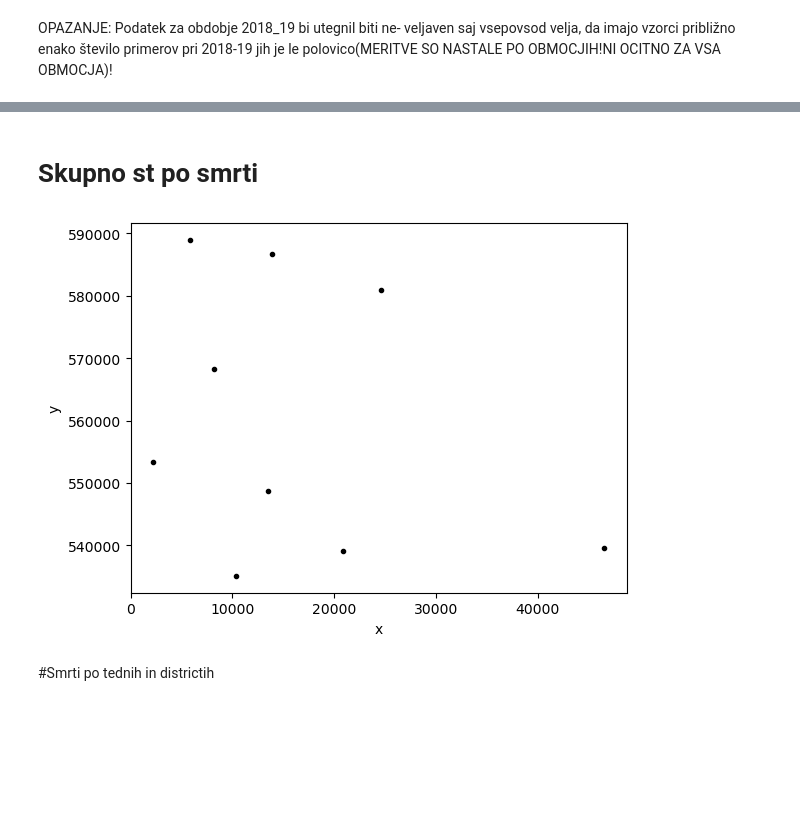
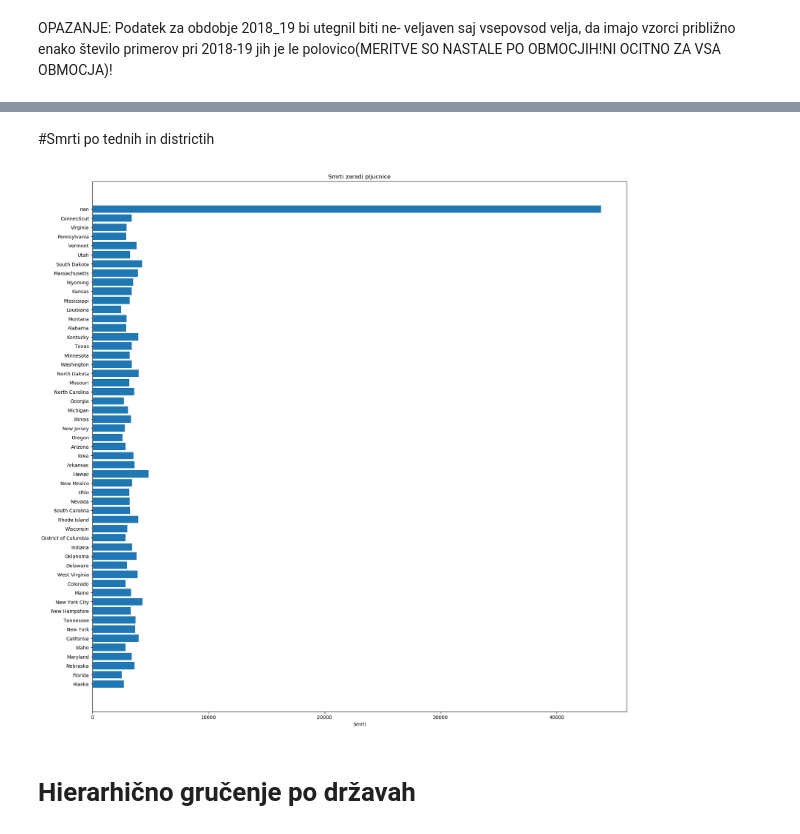
Before and after one commit to Zan-23/PR20NERJZ, a Jupyter notebook: notebooks/NikolajPopovic.ipynb, the cells around one changed output, grey strips where cells are left out. Cells and saved outputs as stored; diff of their text form; code cells hidden in the pictures; blank space fills up the shorter version.

```diff
--- a/notebooks/NikolajPopovic.ipynb
+++ b/notebooks/NikolajPopovic.ipynb
@@ -102,20 +224,3 @@ koef = pearsonr(dg[:-1], dp[:-1])[0]
-# %% [markdown]
-# Skupno st po smrti
-# %%
-#Raztrosenst podatkov
-import matplotlib.pyplot as plt
-import numpy as np
-from sklearn.linear_model import LinearRegression, Lasso, Ridge
-from sklearn.metrics import mean_squared_error
-
-plt.figure()
-plt.plot(dg[:-1], dp[:-1], "k.")
-plt.xlabel("x")
-plt.ylabel("y")
-model = LinearRegression()
-plt.show()
-# %% [output]
-[figure, removed]
 # %% [markdown]
 #Smrti po tednih in districtih
 # %%
@@ -147,0 +258,9 @@ for x in stejt:
+# %%
+smr_t,smr_gp,smr_pl,smr_g,season,State = read_csv()
+leta,dfg,dfp = PripravaZaGripo(season,smr_g,smr_pl)
+grp,stejt,vs = PljuvnivaSmrtiDrzava(State,smr_gp,smr_t)
+smrtiZaradiP(stejt,grp)
+# %% [output]
+[figure, added]
+# %% [markdown]
+# Hierarhično gručenje po državah
```
Also changed, not shown: parts of 55 cells of this notebook.
